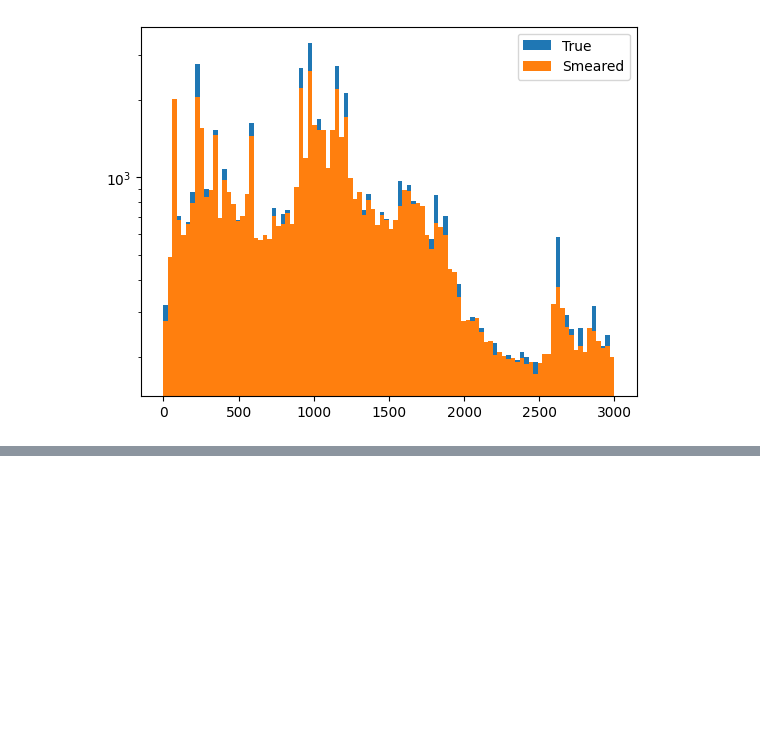
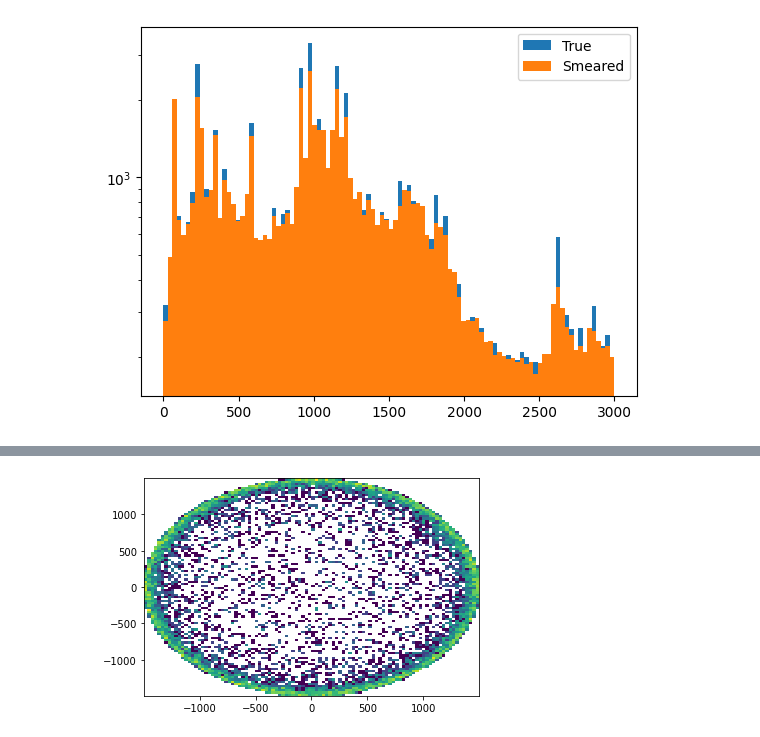
Before and after one commit to jpienaar13/HermeticTPC, a Jupyter notebook: 01_WIS_HTPC.ipynb, the cells around one changed output, grey strips where cells are left out. Saved outputs shown, nothing was run; the diff lists cells and outputs as text; code cells hidden in the pictures; blank space fills up the shorter version.

```diff
--- a/01_WIS_HTPC.ipynb
+++ b/01_WIS_HTPC.ipynb
@@ -166,0 +276,6 @@ plt.show()
+# %%
+test_df =  pd.concat(all_dfs)
+plt.hist2d(test_df['xpos'], test_df['ypos'],  bins=[100, 100], norm=LogNorm())
+plt.show()
+# %% [output]
+[figure, added]
```
Also changed, not shown: parts of 21 cells of this notebook, 9 other files.
